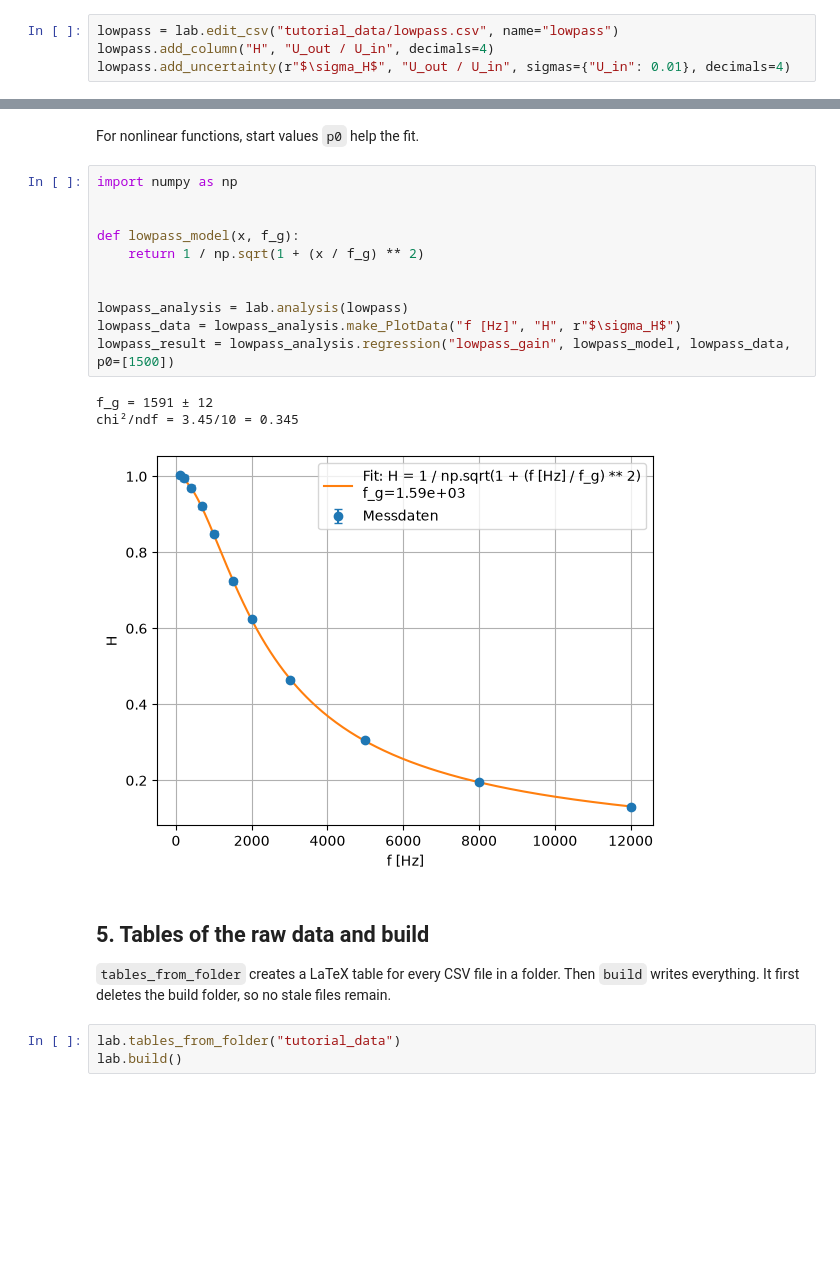
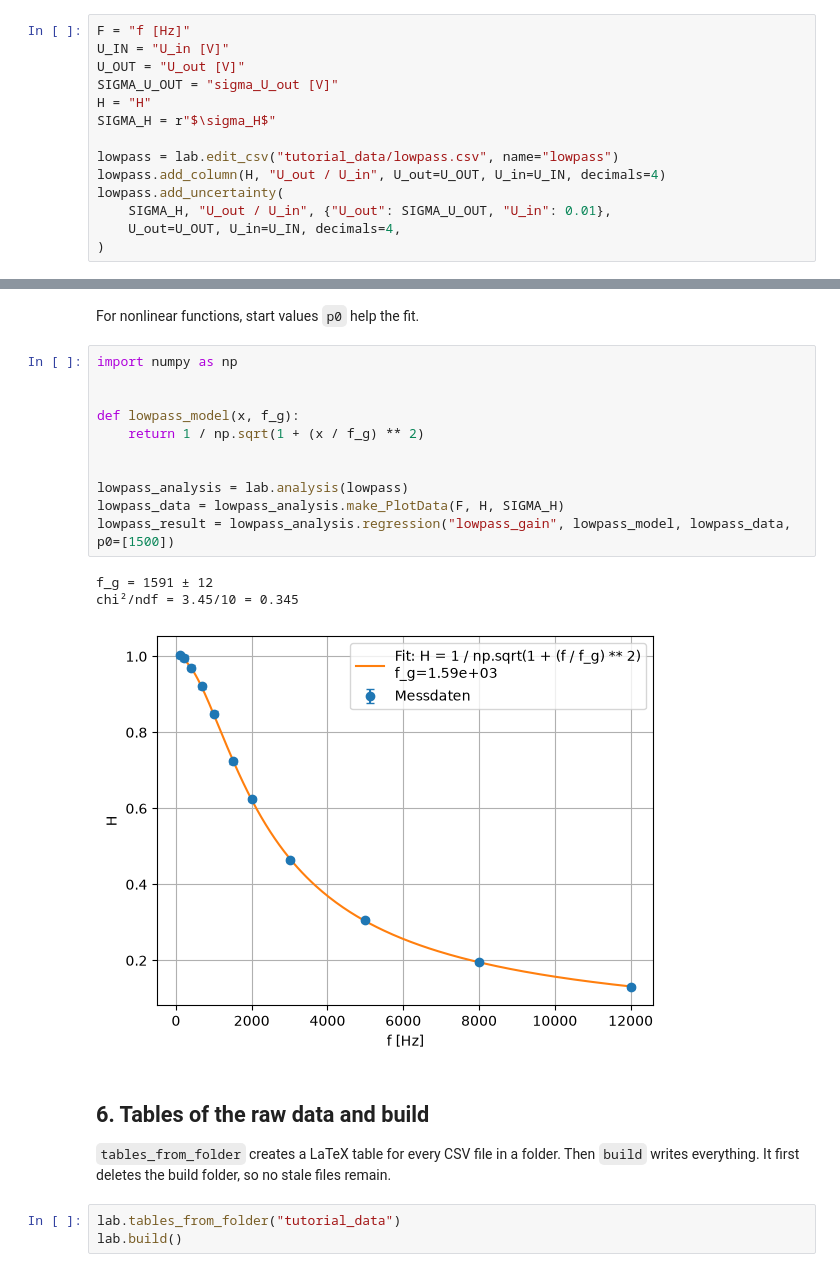
Before and after one commit to EliasMendeUni/pemlab, a Jupyter notebook: docs/tutorial.ipynb, the cells around one changed output, grey strips where cells are left out. Cells and saved outputs as stored; diff of their text form; blank space fills up the shorter version.

```diff
--- a/docs/tutorial.ipynb
+++ b/docs/tutorial.ipynb
@@ -169,7 +203,17 @@ $H = U_\mathrm{out}/U_\mathrm{in}$ is dimensionless. `lowpass.csv` already has t
 # %%
+F = "f [Hz]"
+U_IN = "U_in [V]"
+U_OUT = "U_out [V]"
+SIGMA_U_OUT = "sigma_U_out [V]"
+H = "H"
+SIGMA_H = r"$\sigma_H$"
+
 lowpass = lab.edit_csv("tutorial_data/lowpass.csv", name="lowpass")
-lowpass.add_column("H", "U_out / U_in", decimals=4)
-lowpass.add_uncertainty(r"$\sigma_H$", "U_out / U_in", sigmas={"U_in": 0.01}, decimals=4)
+lowpass.add_column(H, "U_out / U_in", U_out=U_OUT, U_in=U_IN, decimals=4)
+lowpass.add_uncertainty(
+    SIGMA_H, "U_out / U_in", {"U_out": SIGMA_U_OUT, "U_in": 0.01},
+    U_out=U_OUT, U_in=U_IN, decimals=4,
+)
 # %% [output]
 |  | f [Hz] | U_in [V] | U_out [V] | sigma_U_out [V] | H | $\sigma_H$ |
 | 0 | 100 | 2.0 | 2.005 | 0.01 | 1.0025 | 0.0071 |
@@ -188,20 +232,20 @@ For nonlinear functions, start values `p0` help the fit.
 # %%
 import numpy as np
 
 
 def lowpass_model(x, f_g):
     return 1 / np.sqrt(1 + (x / f_g) ** 2)
 
 
 lowpass_analysis = lab.analysis(lowpass)
-lowpass_data = lowpass_analysis.make_PlotData("f [Hz]", "H", r"$\sigma_H$")
+lowpass_data = lowpass_analysis.make_PlotData(F, H, SIGMA_H)
 lowpass_result = lowpass_analysis.regression("lowpass_gain", lowpass_model, lowpass_data, p0=[1500])
 # %% [output]
 f_g = 1591 ± 12
 chi²/ndf = 3.45/10 = 0.345
-[figure, old version]
+[figure, new version]
 # %% [markdown]
-## 5. Tables of the raw data and build
+## 6. Tables of the raw data and build
 
 `tables_from_folder` creates a LaTeX table for every CSV file in a folder. Then `build` writes
 everything. It first deletes the build folder, so no stale files remain.
```
Also changed, not shown: parts of 23 cells of this notebook, 15 other files.
